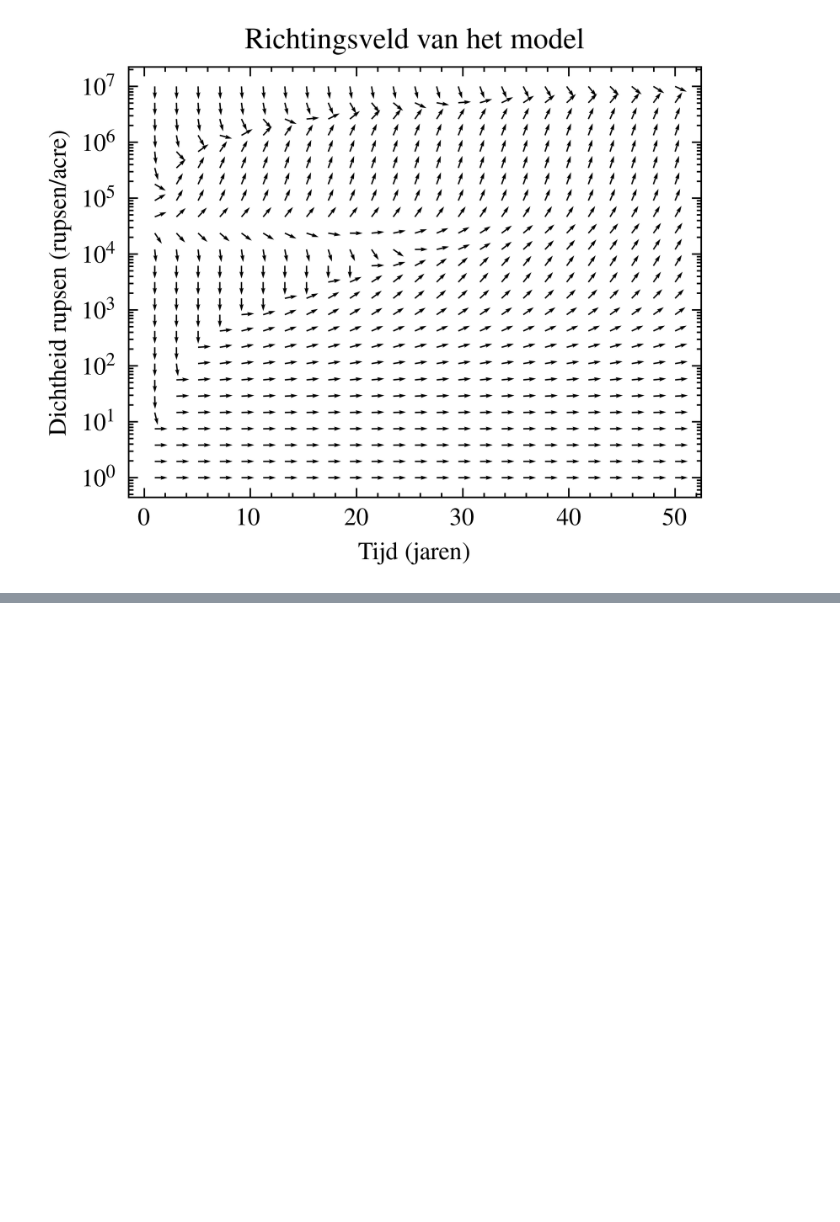
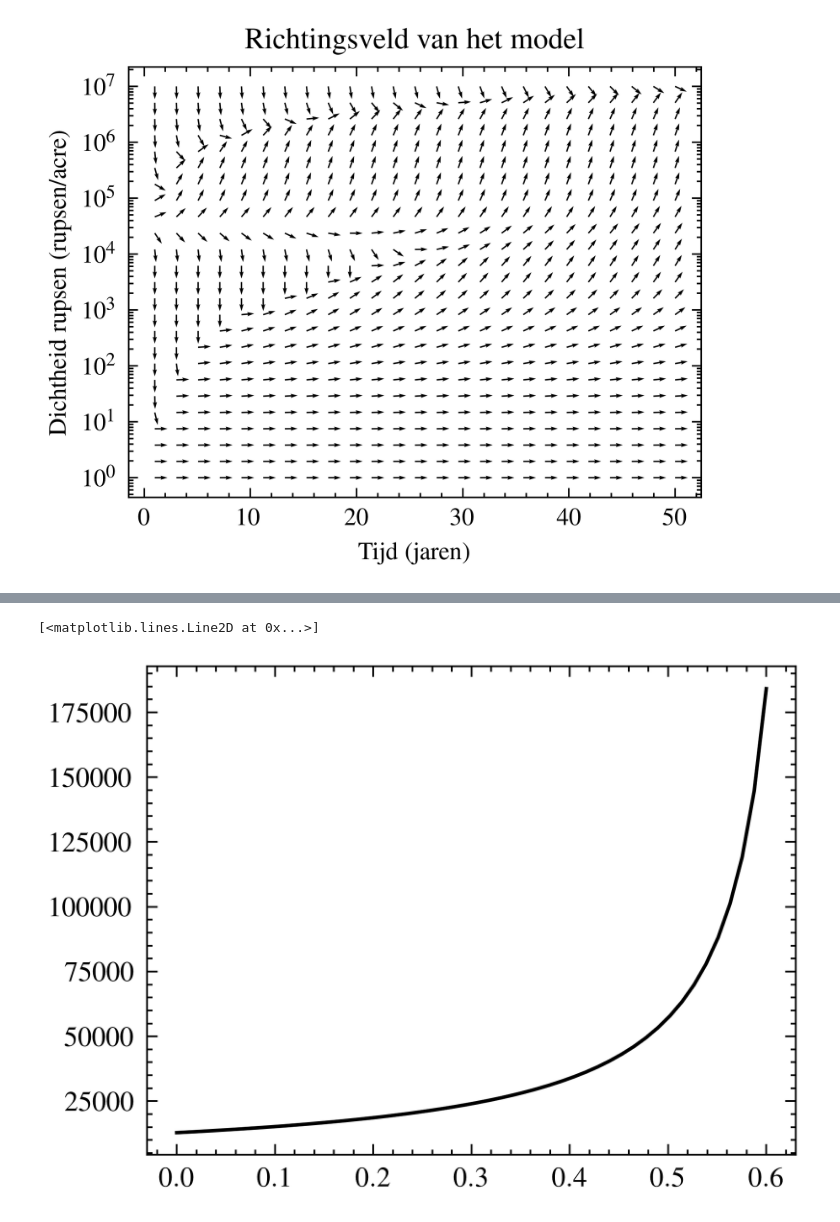
Before and after one commit to SteefCoder/conifeerrups, a Jupyter notebook: figuren.ipynb, the cells around one changed output, grey strips where cells are left out. Drawn from its saved outputs; the diff is of its cells as text; code cells hidden in the pictures; blank space fills up the shorter version.

```diff
--- a/figuren.ipynb
+++ b/figuren.ipynb
@@ -205,0 +295,22 @@ plt.savefig("figuren/richtingsveld-tijd.png")
+# %%
+def find_breaking_point(v: float, prevs, prevb):
+    S, B = sm.symbols("S B")
+    eq = simple_dBdt(S, B) - v * C.gammaB / 1.12 * B
+    try:
+        return sm.nsolve([eq, sm.diff(eq, B)], (S, B), (prevs, prevb))
+    except:
+        return np.nan, np.nan
+
+
+v_arr = np.linspace(0, 0.6)
+s_arr = []
+prevs = 10000
+prevb = 10000
+for v in v_arr:
+    prevs, prevb = find_breaking_point(v, prevs, prevb)
+    s_arr.append(prevs)
+# %%
+plt.plot(v_arr, s_arr)
+# %% [output]
+[<matplotlib.lines.Line2D at 0x...>]
+[figure, added]
```
Also changed, not shown: parts of 10 cells of this notebook, 2 other files.
